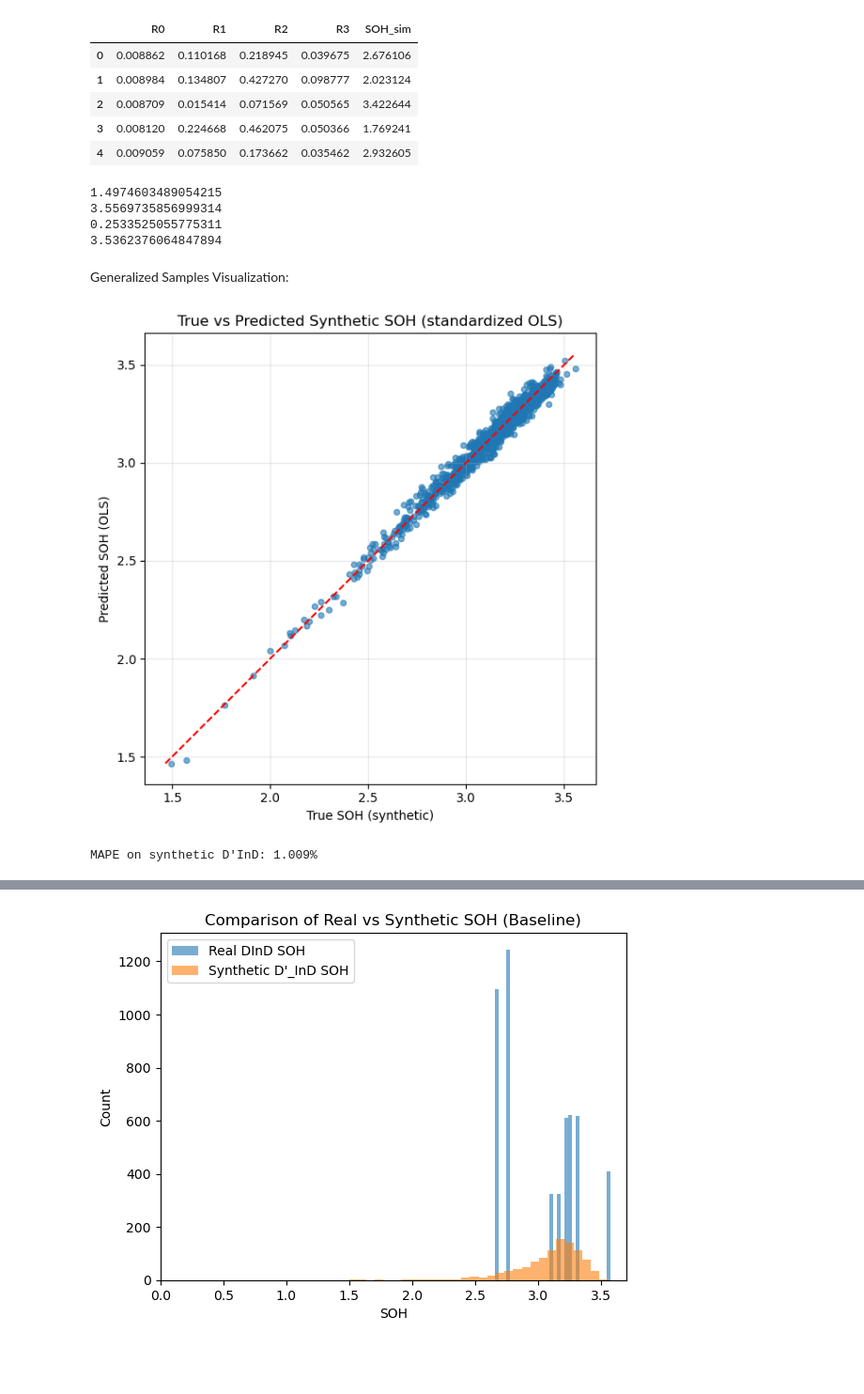
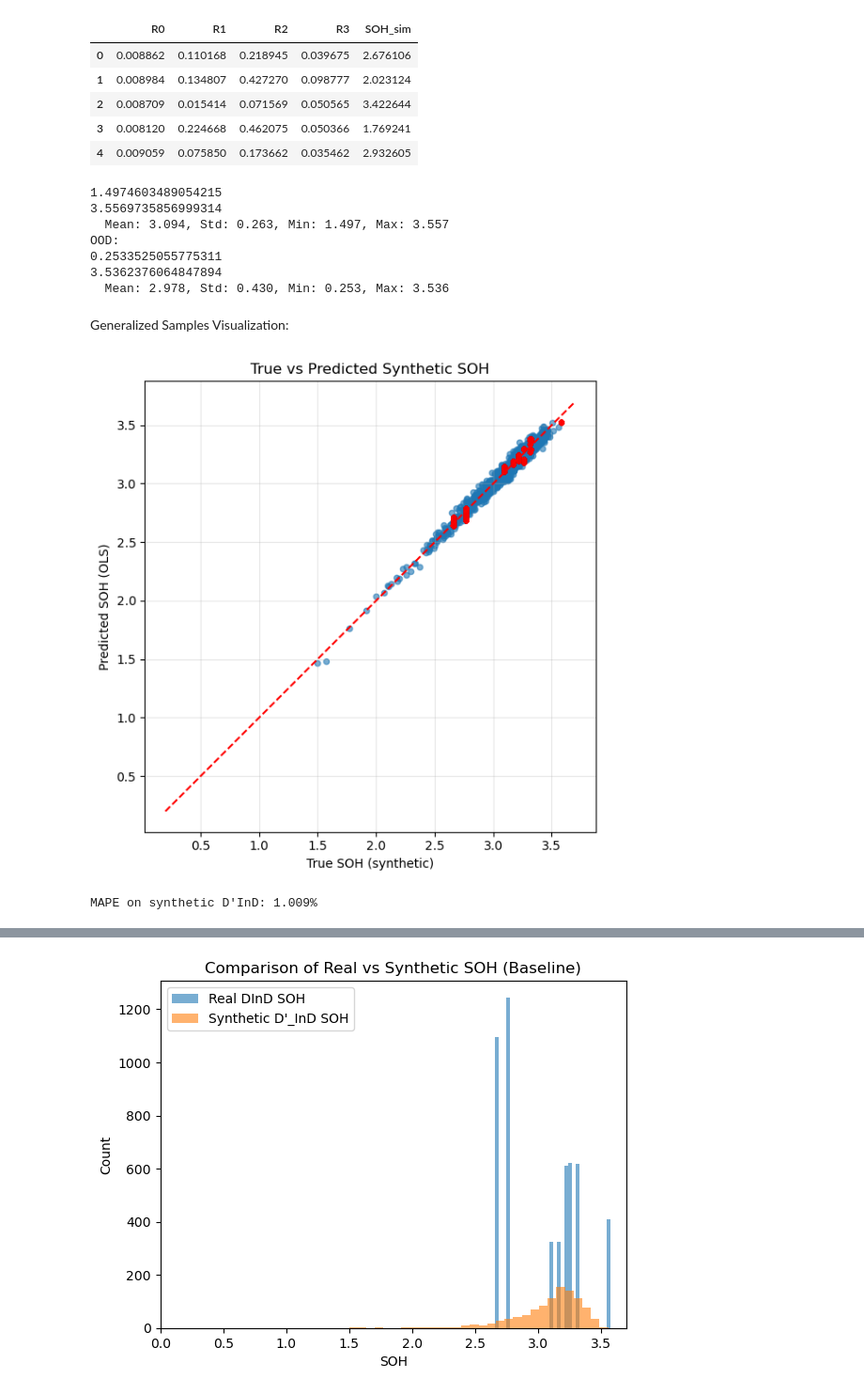
Before and after one commit to ZxZhang914/ECM-battery-research, a Jupyter notebook: Synthetic_Data_Generation/baseline_framework.ipynb, the cells around one changed output, grey strips where cells are left out. Shown at 94% size. Saved outputs shown, nothing was run; the diff lists cells and outputs as text; code cells hidden in the pictures; blank space fills up the shorter version.

```diff
--- a/Synthetic_Data_Generation/baseline_framework.ipynb
+++ b/Synthetic_Data_Generation/baseline_framework.ipynb
@@ -599,14 +726,21 @@ df_theta_sim_ood[['R0', 'R1', 'R2', 'R3', 'SOH_sim']].head()
 print(df_theta_sim_ind["SOH_sim"].min())
 print(df_theta_sim_ind["SOH_sim"].max())
 
+# print statistics for OOD synthetic data
+print(f"  Mean: {df_theta_sim_ind["SOH_sim"].mean():.3f}, Std: {df_theta_sim_ind["SOH_sim"].std(ddof=0):.3f}, Min: {df_theta_sim_ind["SOH_sim"].min():.3f}, Max: {df_theta_sim_ind["SOH_sim"].max():.3f}")
 
+print("OOD:")
 print(df_theta_sim_ood["SOH_sim"].min())
 print(df_theta_sim_ood["SOH_sim"].max())
+print(f"  Mean: {df_theta_sim_ood["SOH_sim"].mean():.3f}, Std: {df_theta_sim_ood["SOH_sim"].std(ddof=0):.3f}, Min: {df_theta_sim_ood["SOH_sim"].min():.3f}, Max: {df_theta_sim_ood["SOH_sim"].max():.3f}")
 # %% [output]
 1.4974603489054215
 3.5569735856999314
+  Mean: 3.094, Std: 0.263, Min: 1.497, Max: 3.557
+OOD:
 0.2533525055775311
 3.5362376064847894
+  Mean: 2.978, Std: 0.430, Min: 0.253, Max: 3.536
 # %% [markdown]
 Generalized Samples Visualization:
 # %%
@@ -616,35 +750,42 @@ df_sim_std = standardize_predictors(df_theta_sim_ind, scaler_stats)
 X_sim_z = df_sim_std[['R0_z', 'R1_z', 'R2_z', 'R3_z']]
 X_sim_z_sm = sm.add_constant(X_sim_z)
 
 # Predict SOH
 df_sim_std["SOH_pred_OLS"] = ols_model.predict(X_sim_z_sm)
 plt.figure(figsize=(7,6))
 
 plt.scatter(
     df_sim_std["SOH_sim"],
     df_sim_std["SOH_pred_OLS"],
     s=20, alpha=0.6
 )
+plt.scatter(
+    df_lr["SOH"],
+    df_lr["_pred_OLS"],
+    s=10, alpha=0.1, color='red', label="Training data"
+)
 
 # 45° line
-low = min(df_sim_std["SOH_sim"].min(), df_sim_std["SOH_pred_OLS"].min())
-high = max(df_sim_std["SOH_sim"].max(), df_sim_std["SOH_pred_OLS"].max())
+low = 0.2
+high = 3.7
 plt.plot([low, high], [low, high], 'r--')
 
 plt.xlabel("True SOH (synthetic)")
 plt.ylabel("Predicted SOH (OLS)")
-plt.title("True vs Predicted Synthetic SOH (standardized OLS)")
+plt.title("True vs Predicted Synthetic SOH")
 plt.grid(alpha=0.3)
+plt.xlim(0.2, 3.7)
 plt.axis("square")
+
 plt.tight_layout()
 plt.show()
 
 
 y_true_sim = df_sim_std['SOH_sim'].values
 y_pred_sim = df_sim_std['SOH_pred_OLS'].values
 
 mape_sim = np.mean(np.abs((y_true_sim - y_pred_sim) / y_true_sim)) * 100
 print(f"MAPE on synthetic D'InD: {mape_sim:.3f}%")
 # %% [output]
-[figure, old version]
+[figure, new version]
 MAPE on synthetic D'InD: 1.009%
```
Also changed, not shown: parts of 15 cells of this notebook.
